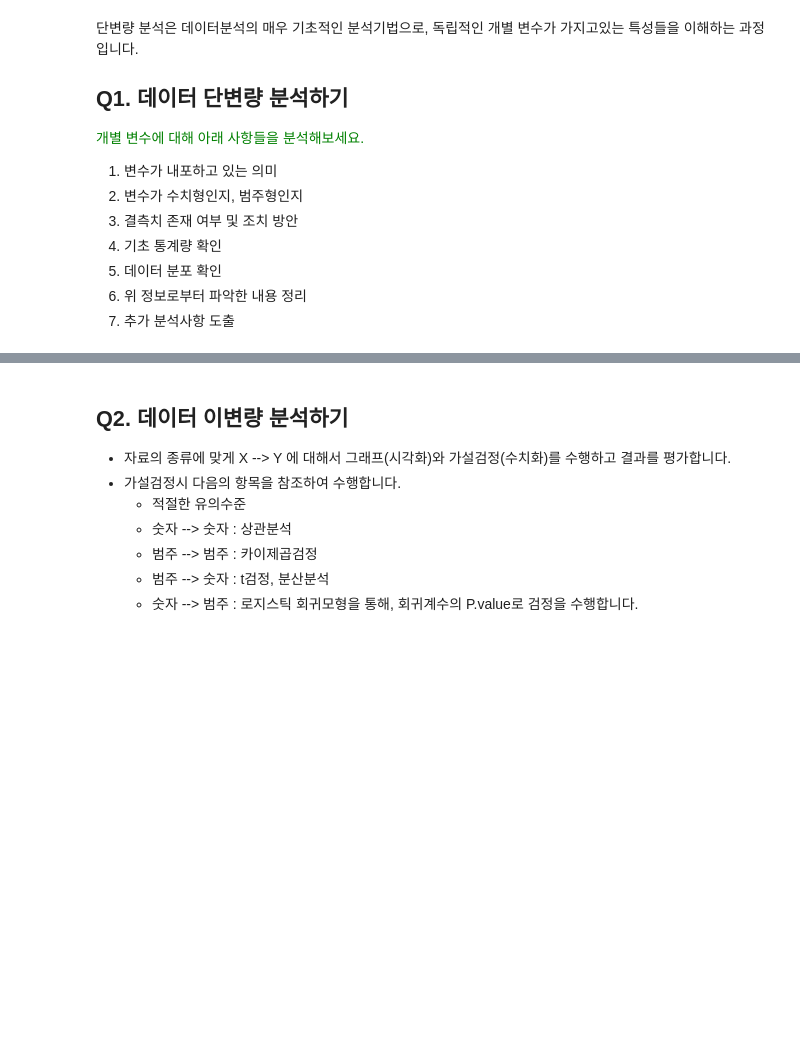
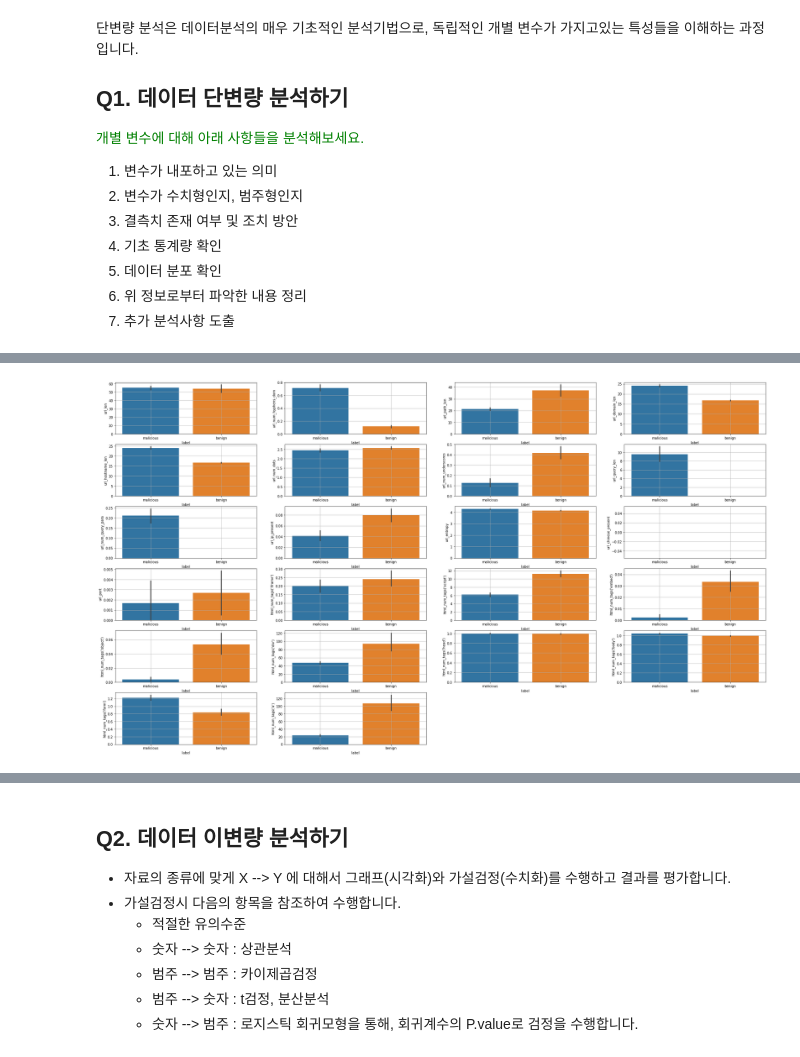
Before and after one commit to won4513/mini2, a Jupyter notebook: 2일차/2. 데이터 전처리.ipynb, the cells around one changed output, grey strips where cells are left out. Drawn from its saved outputs; the diff is of its cells as text; code cells hidden in the pictures; blank space fills up the shorter version.

```diff
--- a/2일차/2. 데이터 전처리.ipynb
+++ b/2일차/2. 데이터 전처리.ipynb
@@ -51,5 +54,7 @@
 # %% [markdown]
 ### **나.  학습데이터 불러오기**
+# %%
+df = pd.read_csv("C:/Users/admin/Desktop/에이블 실습/miniproject2/실습파일/train.csv")
 # %% [markdown]
 # <b>Step 1. 데이터 분석하기
 ---
@@ -69,0 +183,9 @@
+# %%
+plt.figure(figsize = (35, 20))
+for i in range(len(df.columns)-2):
+    plt.subplot(6,4,i+1)
+    sns.barplot(x="label", y=df.columns[i], data=df)
+    plt.grid()
+plt.show()
+# %% [output]
+[figure, added]
```
Also changed, not shown: parts of 17 cells of this notebook.
